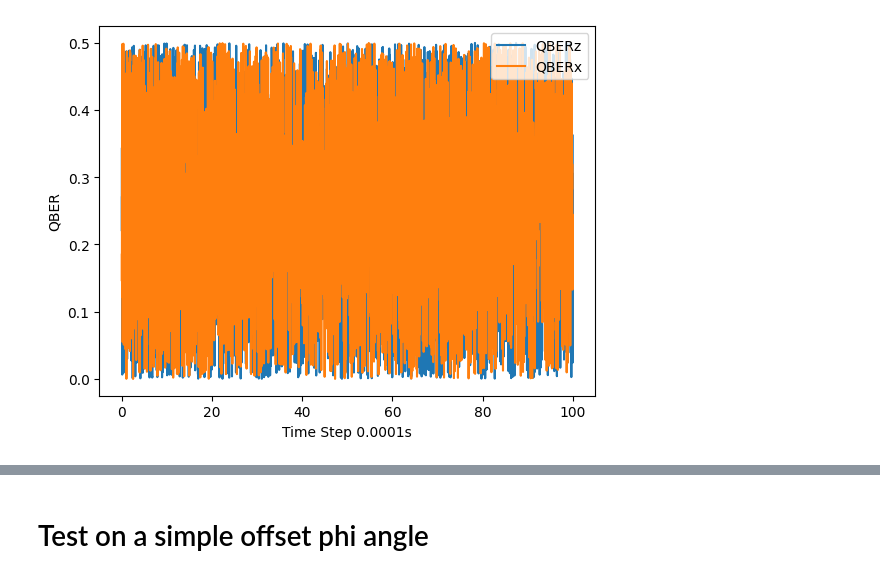
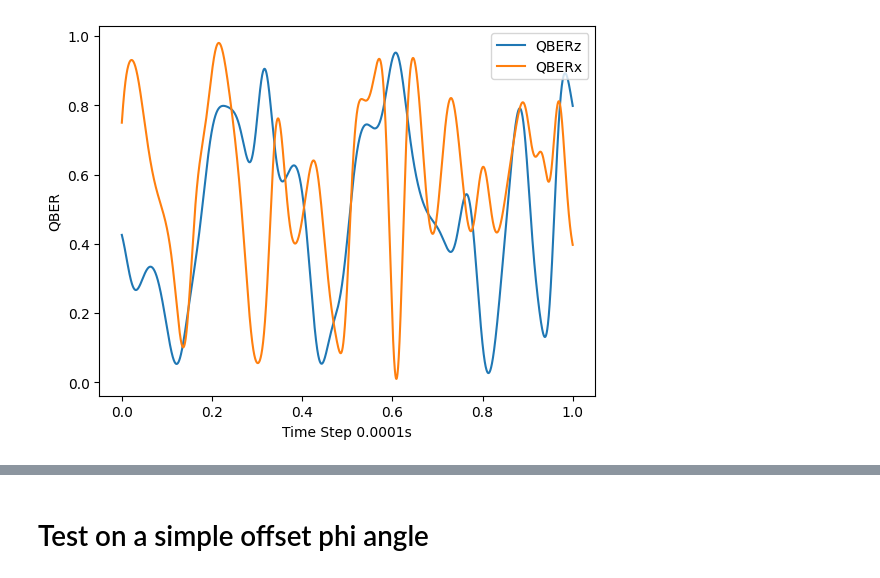
Before and after one commit to callmechristian/qnctrl, a Jupyter notebook: RNN.ipynb, the cells around one changed output, grey strips where cells are left out. Saved outputs shown, nothing was run; the diff lists cells and outputs as text; code cells hidden in the pictures.

```diff
--- a/RNN.ipynb
+++ b/RNN.ipynb
@@ -13,19 +13,19 @@ To enable them in other operations, rebuild TensorFlow with the appropriate comp
 # %%
-# env.max_t = 100
-# env.simulate(reset=True)
+env.max_t = 1
+env.simulate(reset=True)
 
-# QBER = env.get_QBER()
-# PHI = env.get_phi()
-# T = env.t_history
+QBER = env.get_QBER()
+PHI = env.get_phi()
+T = env.t_history
 
-# plt.plot(env.t_history, QBER[:,0],label='QBERz')
-# plt.plot(env.t_history, QBER[:,1],label='QBERx')
-# plt.legend(loc = 'upper right')
-# plt.ylabel('QBER')
-# plt.xlabel(f'Time Step {env.delta_t}s')
-# plt.show()
+plt.plot(env.t_history, QBER[:,0],label='QBERz')
+plt.plot(env.t_history, QBER[:,1],label='QBERx')
+plt.legend(loc = 'upper right')
+plt.ylabel('QBER')
+plt.xlabel(f'Time Step {env.delta_t}s')
+plt.show()
 # %% [output]
-[figure, old version]
+[figure, new version]
 # %%
 # np.save('data/QBER_100.npy',QBER)
 # np.save('data/PHI_100.npy',PHI)
```
Also changed, not shown: parts of 12 cells of this notebook.
